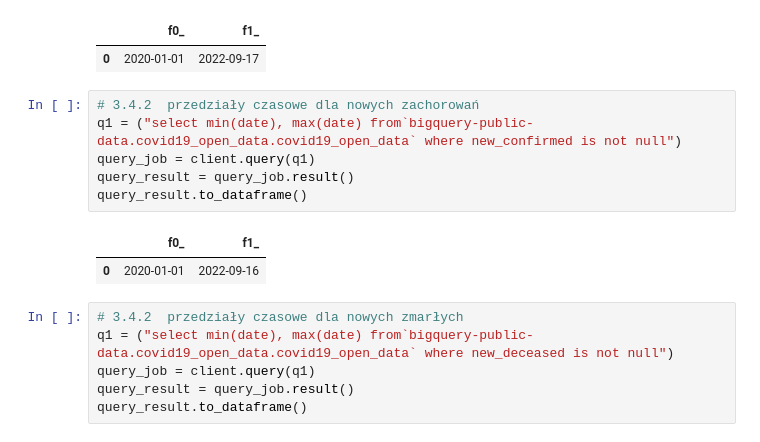
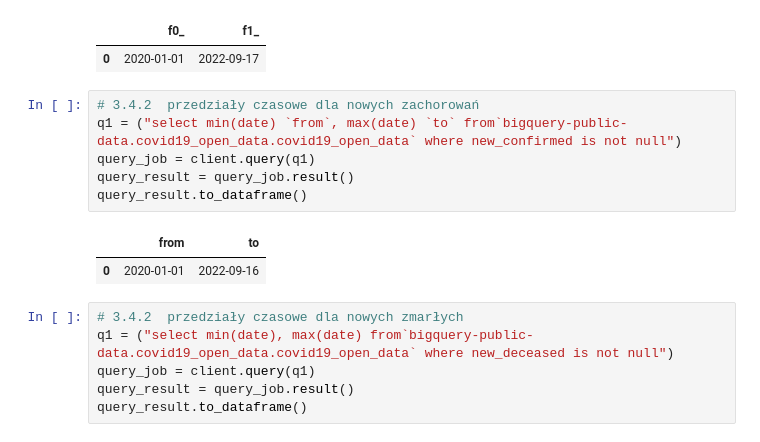
Before and after one commit to piooz/BigData, a Jupyter notebook: zad1/Untitled.ipynb, the cells around one changed output. Saved outputs shown, nothing was run; the diff lists cells and outputs as text.

```diff
--- a/zad1/Untitled.ipynb
+++ b/zad1/Untitled.ipynb
@@ -63,12 +68,12 @@ query_result.to_dataframe()
 | 0 | 2020-01-01 | 2022-09-17 |
 # %%
 # 3.4.2  przedziały czasowe dla nowych zachorowań
-q1 = ("select min(date), max(date) from`bigquery-public-data.covid19_open_data.covid19_open_data` where new_confirmed is not null")
+q1 = ("select min(date) `from`, max(date) `to` from`bigquery-public-data.covid19_open_data.covid19_open_data` where new_confirmed is not null")
 query_job = client.query(q1)
 query_result = query_job.result()
 query_result.to_dataframe()
 # %% [output]
-|  | f0_ | f1_ |
+|  | from | to |
 | 0 | 2020-01-01 | 2022-09-16 |
 # %%
 # 3.4.2  przedziały czasowe dla nowych zmarłych
```
Also changed, not shown: parts of 11 cells of this notebook, 1 other file.
